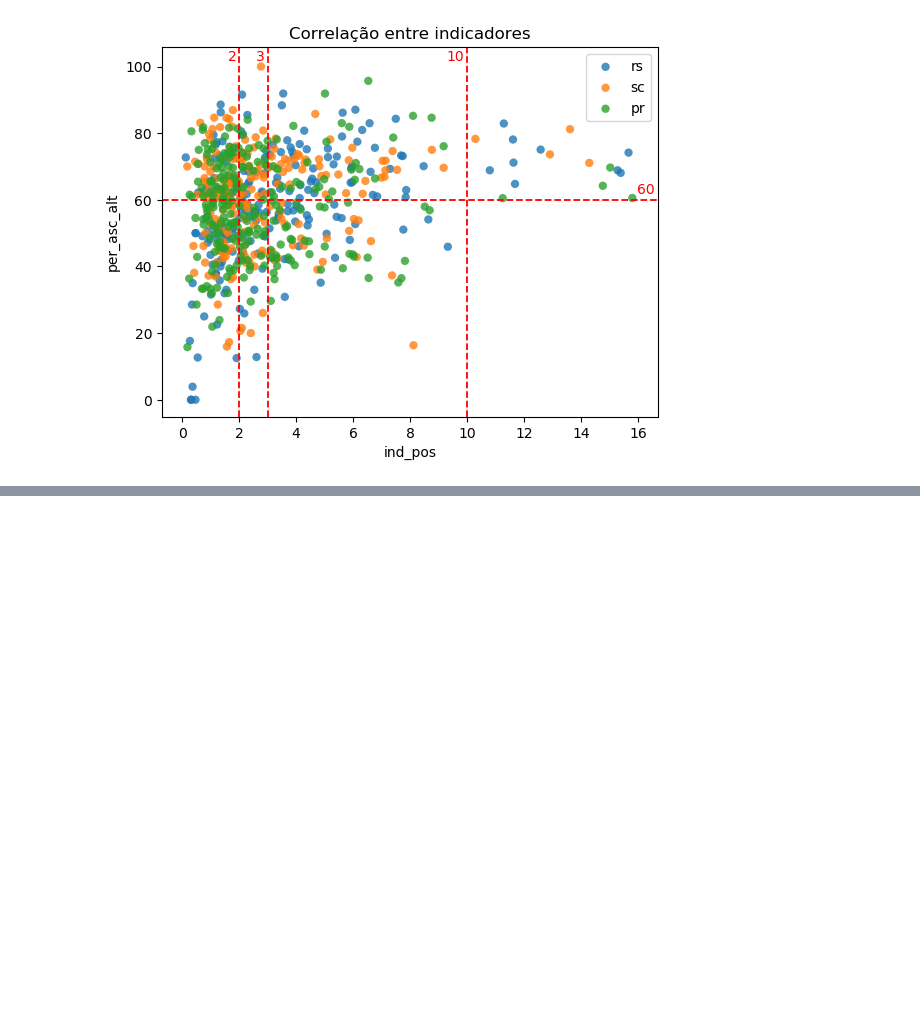
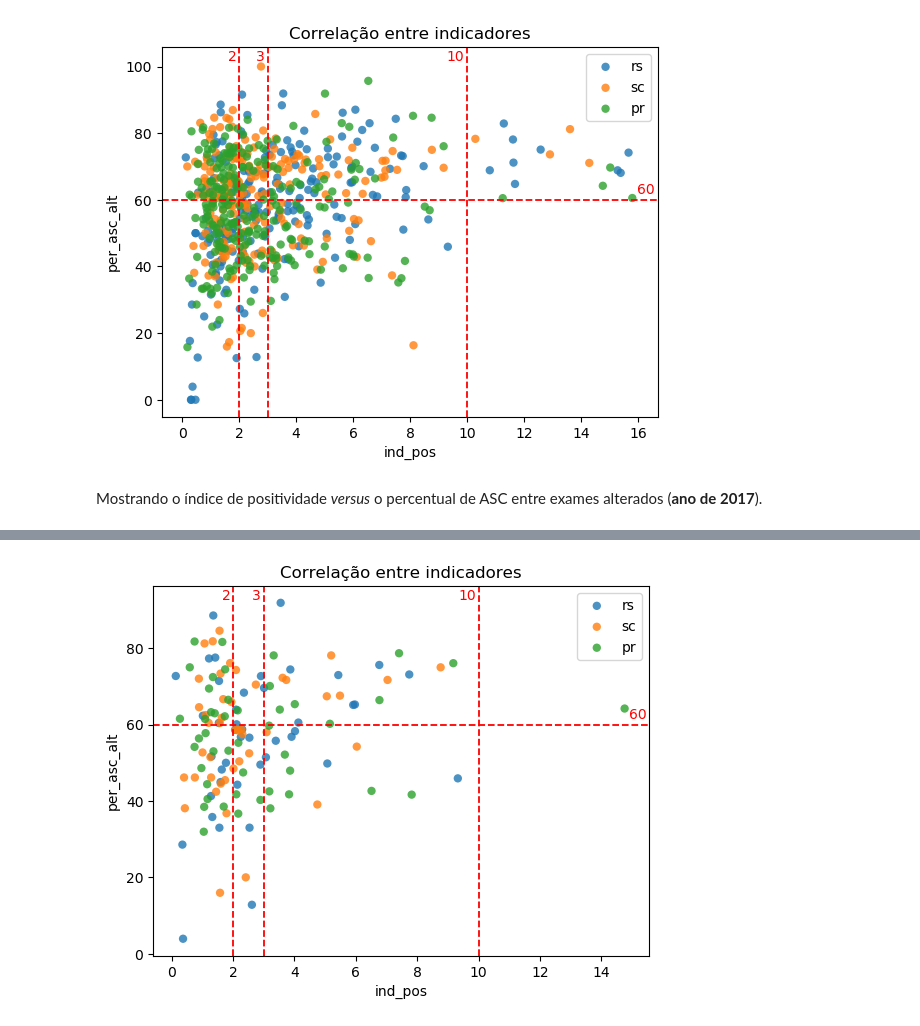
Before and after one commit to souzamarcelo/qualicito, a Jupyter notebook: lab-book.ipynb, the cells around one changed output, grey strips where cells are left out. Cells and saved outputs as stored; diff of their text form; code cells hidden in the pictures; blank space fills up the shorter version.

Commit message:
Update plot correlation.

```diff
--- a/lab-book.ipynb
+++ b/lab-book.ipynb
@@ -119,3 +117,8 @@ analysis.plotCorrelacao(dados, 'ind_pos', 'per_asc_alt', [2, 3, 10], [60])
 # %% [output]
 <module 'matplotlib.pyplot' from '/home/marcelo/anaconda3/lib/python3.7/site-packages/matplotlib/pyplot.py'>
 [figure]
+# %% [markdown]
+Mostrando o índice de positividade *versus* o percentual de ASC entre exames alterados (**ano de 2017**).
+# %%
+analysis.plotCorrelacao(dados[dados['ano'] == '2017'], 'ind_pos', 'per_asc_alt', [2, 3, 10], [60])
+# %% [output]
@@ -121,0 +126 @@ analysis.plotCorrelacao(dados, 'ind_pos', 'per_asc_alt', [2, 3, 10], [60])
+[figure, added]
```
Also changed, not shown: parts of 3 cells of this notebook, 1 other file.
